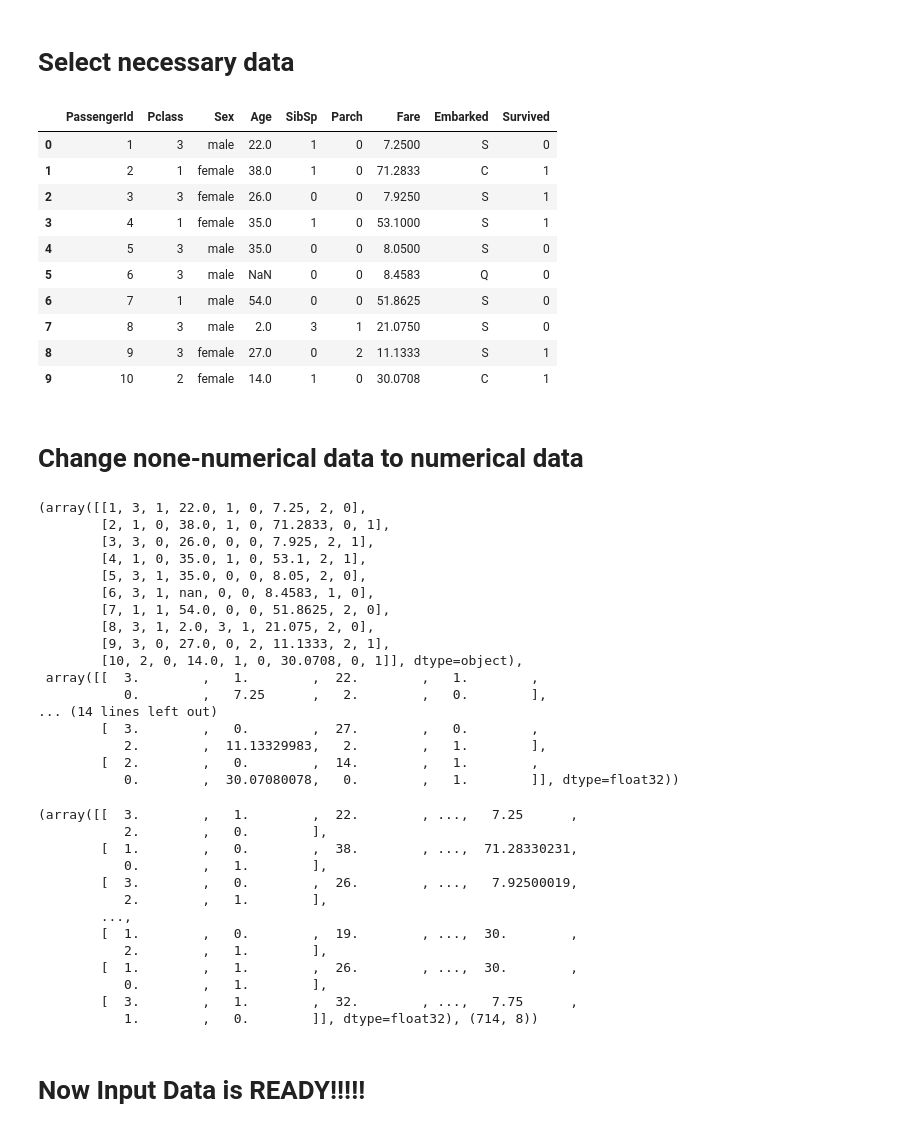
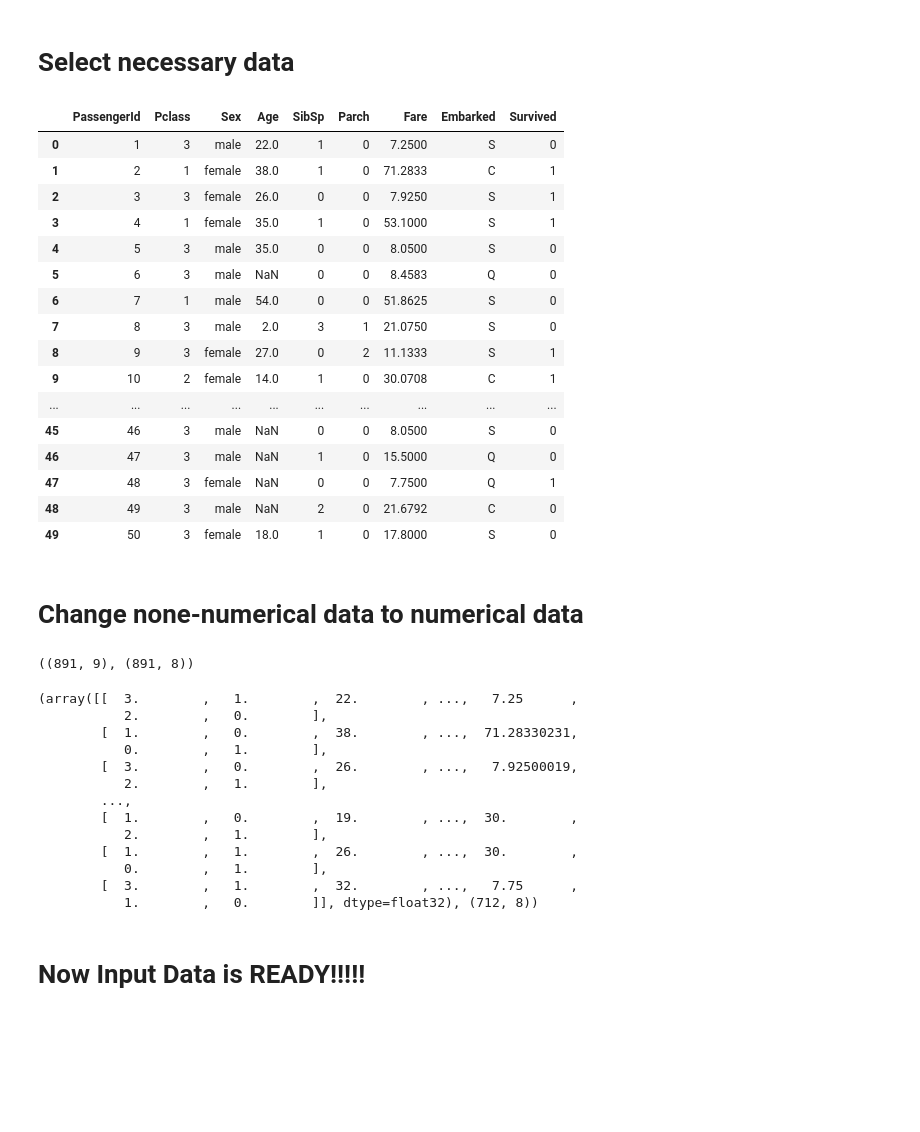
Before and after one commit to mibejjh/kaggle-titanic, a Jupyter notebook: dataparse.ipynb, the cells around one changed output. Cells and saved outputs as stored; diff of their text form; code cells hidden in the pictures; blank space fills up the shorter version.

```diff
--- a/dataparse.ipynb
+++ b/dataparse.ipynb
@@ -23,19 +23,25 @@ pdData[:10]
 # %%
 pdFilteredData = pdData[['PassengerId','Pclass','Sex','Age','SibSp','Parch','Fare','Embarked', 'Survived']]
 npData = pdFilteredData.as_matrix()
-pdFilteredData[:10]
+pdFilteredData[:50]
 # %% [output]
 |  | PassengerId | Pclass | Sex | Age | SibSp | Parch | Fare | Embarked | Survived |
 | 0 | 1 | 3 | male | 22.0 | 1 | 0 | 7.2500 | S | 0 |
 | 1 | 2 | 1 | female | 38.0 | 1 | 0 | 71.2833 | C | 1 |
 | 2 | 3 | 3 | female | 26.0 | 0 | 0 | 7.9250 | S | 1 |
 | 3 | 4 | 1 | female | 35.0 | 1 | 0 | 53.1000 | S | 1 |
 | 4 | 5 | 3 | male | 35.0 | 0 | 0 | 8.0500 | S | 0 |
 | 5 | 6 | 3 | male | NaN | 0 | 0 | 8.4583 | Q | 0 |
 | 6 | 7 | 1 | male | 54.0 | 0 | 0 | 51.8625 | S | 0 |
 | 7 | 8 | 3 | male | 2.0 | 3 | 1 | 21.0750 | S | 0 |
 | 8 | 9 | 3 | female | 27.0 | 0 | 2 | 11.1333 | S | 1 |
 | 9 | 10 | 2 | female | 14.0 | 1 | 0 | 30.0708 | C | 1 |
+| ... | ... | ... | ... | ... | ... | ... | ... | ... | ... |
+| 45 | 46 | 3 | male | NaN | 0 | 0 | 8.0500 | S | 0 |
+| 46 | 47 | 3 | male | NaN | 1 | 0 | 15.5000 | Q | 0 |
+| 47 | 48 | 3 | female | NaN | 0 | 0 | 7.7500 | Q | 1 |
+| 48 | 49 | 3 | male | NaN | 2 | 0 | 21.6792 | C | 0 |
+| 49 | 50 | 3 | female | 18.0 | 1 | 0 | 17.8000 | S | 0 |
 # %% [markdown]
 # Change none-numerical data to numerical data
 # %%
@@ -47,27 +53,11 @@ npData[npData[:,7] == 'Q', 7]= 1
 npData[npData[:,7] == 'S', 7]= 2
 
 npFloatData = npData[:,1:].astype(np.float32)
-npData[:10], npFloatData[:10]
+npData.shape, npFloatData.shape
 # %% [output]
-(array([[1, 3, 1, 22.0, 1, 0, 7.25, 2, 0],
-        [2, 1, 0, 38.0, 1, 0, 71.2833, 0, 1],
-        [3, 3, 0, 26.0, 0, 0, 7.925, 2, 1],
-        [4, 1, 0, 35.0, 1, 0, 53.1, 2, 1],
-        [5, 3, 1, 35.0, 0, 0, 8.05, 2, 0],
-        [6, 3, 1, nan, 0, 0, 8.4583, 1, 0],
-        [7, 1, 1, 54.0, 0, 0, 51.8625, 2, 0],
-        [8, 3, 1, 2.0, 3, 1, 21.075, 2, 0],
-        [9, 3, 0, 27.0, 0, 2, 11.1333, 2, 1],
-        [10, 2, 0, 14.0, 1, 0, 30.0708, 0, 1]], dtype=object),
- array([[  3.        ,   1.        ,  22.        ,   1.        ,
-           0.        ,   7.25      ,   2.        ,   0.        ],
-... (14 lines left out)
-        [  3.        ,   0.        ,  27.        ,   0.        ,
-           2.        ,  11.13329983,   2.        ,   1.        ],
-        [  2.        ,   0.        ,  14.        ,   1.        ,
-           0.        ,  30.07080078,   0.        ,   1.        ]], dtype=float32))
+((891, 9), (891, 8))
 # %%
-npFloatData = npFloatData[~ np.isnan(npFloatData[:,2])]
+npFloatData = npFloatData[ ~ np.isnan( np.sum(npFloatData, axis=1))]
 npFloatData, npFloatData.shape
 # %% [output]
 (array([[  3.        ,   1.        ,  22.        , ...,   7.25      ,
@@ -82,7 +72,7 @@ npFloatData, npFloatData.shape
         [  1.        ,   1.        ,  26.        , ...,  30.        ,
            0.        ,   1.        ],
         [  3.        ,   1.        ,  32.        , ...,   7.75      ,
-           1.        ,   0.        ]], dtype=float32), (714, 8))
+           1.        ,   0.        ]], dtype=float32), (712, 8))
 # %% [markdown]
 # Now Input Data is READY!!!!!
 # %% [markdown]
```
Also changed, not shown: parts of 11 cells of this notebook.
